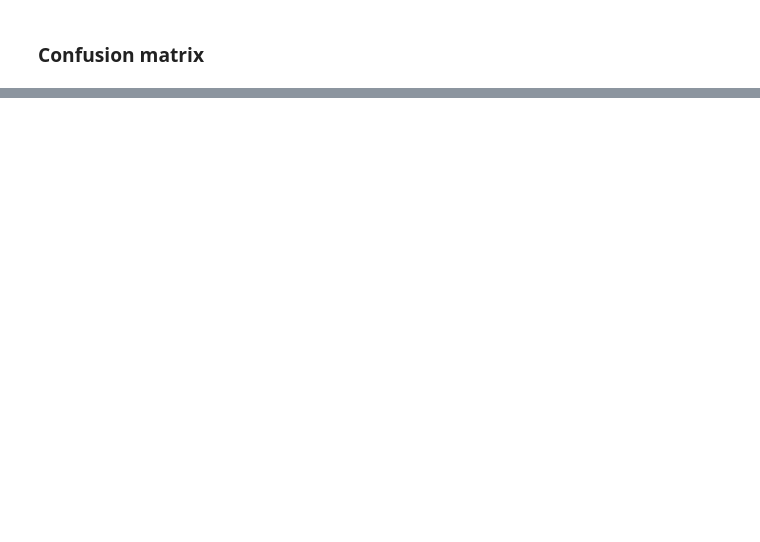
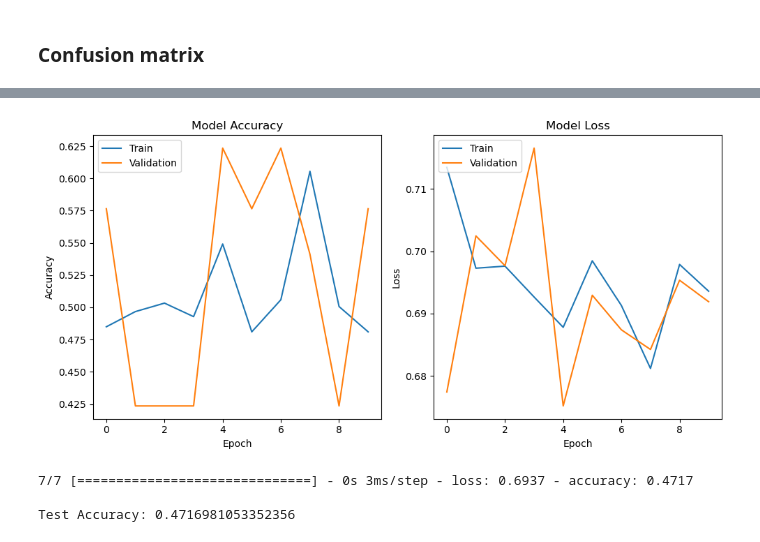
Before and after one commit to ForhanShahriarFahim/Artificial-Intelligence-Lab, a Jupyter notebook: 2_Binary_Image_Classifier(Badam_Chola).ipynb, the cells around one changed output, grey strips where cells are left out. Saved outputs shown, nothing was run; the diff lists cells and outputs as text; code cells hidden in the pictures; blank space fills up the shorter version.

```diff
--- a/2_Binary_Image_Classifier(Badam_Chola).ipynb
+++ b/2_Binary_Image_Classifier(Badam_Chola).ipynb
@@ -326,0 +369,2 @@ Accuracy: 0.8868
+# %%
+history = model.fit(x_train,y_train, epochs=10, validation_data=(x_val, y_val))
@@ -326,0 +392,31 @@ Accuracy: 0.8868
+# %%
+# Plot training & validation accuracy values
+plt.figure(figsize=(10, 5))
+plt.subplot(1, 2, 1)
+plt.plot(history.history["accuracy"])
+plt.plot(history.history["val_accuracy"])
+plt.title("Model Accuracy")
+plt.ylabel("Accuracy")
+plt.xlabel("Epoch")
+plt.legend(["Train", "Validation"], loc="upper left")
+
+# Plot training & validation loss values
+plt.subplot(1, 2, 2)
+plt.plot(history.history["loss"])
+plt.plot(history.history["val_loss"])
+plt.title("Model Loss")
+plt.ylabel("Loss")
+plt.xlabel("Epoch")
+plt.legend(["Train", "Validation"], loc="upper left")
+
+plt.tight_layout()
+plt.show()
+# %% [output]
+[figure, added]
+# %%
+test_loss, test_acc = model.evaluate(x_test, y_test)
+print("\nTest Accuracy:", test_acc)
+# %% [output]
+7/7 [==============================] - 0s 3ms/step - loss: 0.6937 - accuracy: 0.4717
+
+Test Accuracy: 0.4716981053352356
```
Also changed, not shown: parts of 13 cells of this notebook.
